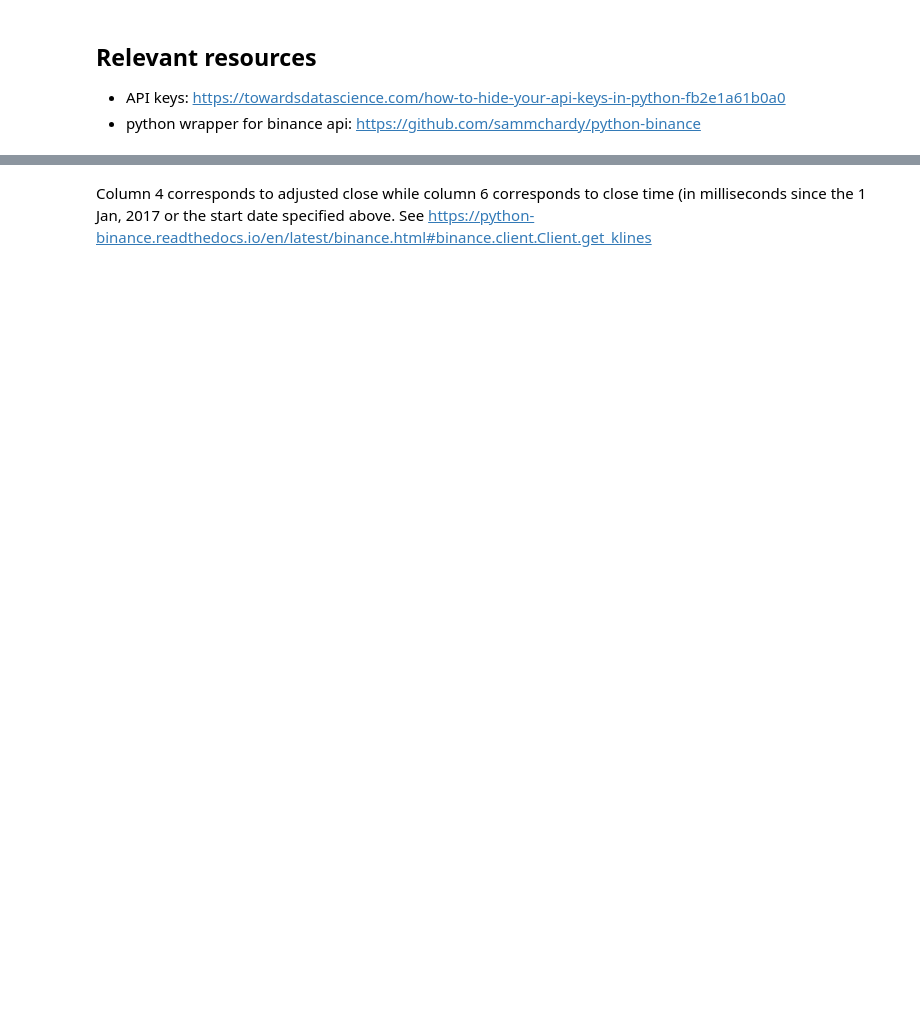
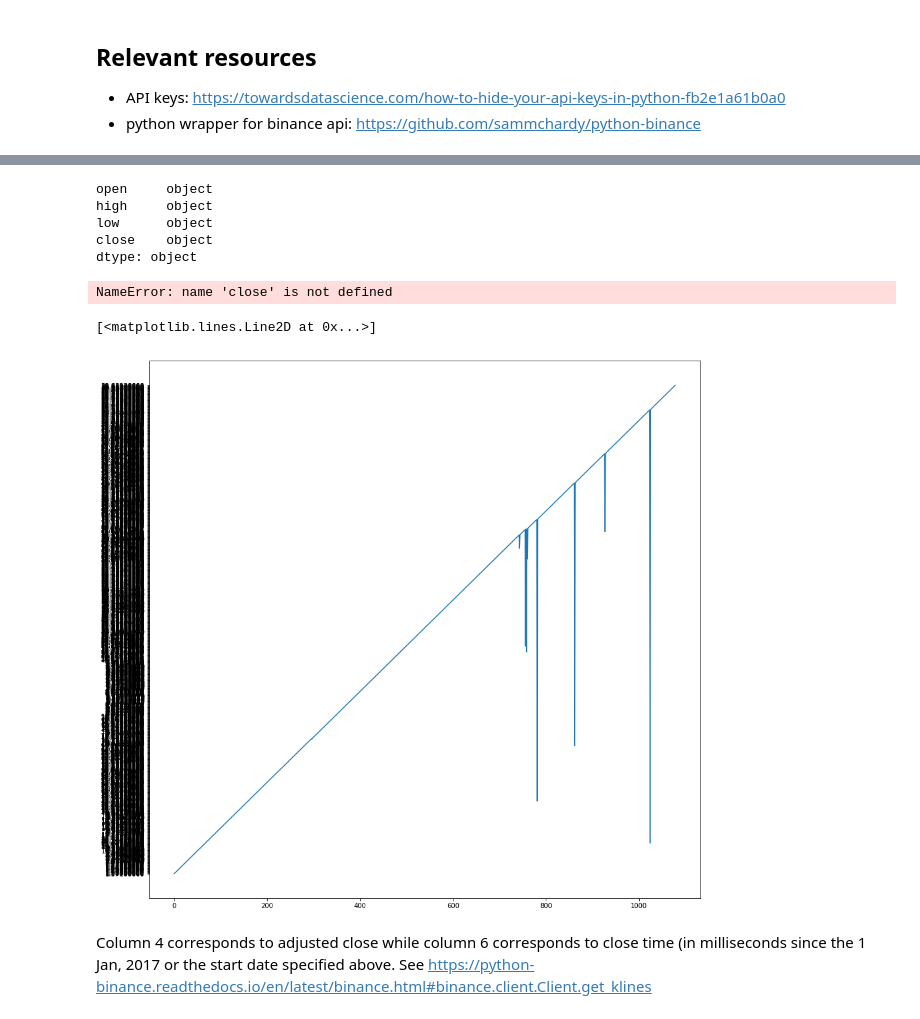
Before and after one commit to peparhugo/Econometrics_group_project, a Jupyter notebook: submission_3/data-ideas/data-sources-test-19102020.ipynb, the cells around one changed output, grey strips where cells are left out. Drawn from its saved outputs; the diff is of its cells as text; code cells hidden in the pictures; blank space fills up the shorter version.

```diff
--- a/submission_3/data-ideas/data-sources-test-19102020.ipynb
+++ b/submission_3/data-ideas/data-sources-test-19102020.ipynb
@@ -16,5 +20,3 @@ API_SECRET = os.environ.get("SECRET_KEY")
 # %%
 client = Client(API_PUBLIC, API_SECRET)
-
-# get market depth
-depth = client.get_order_book(symbol='BNBBTC')
+timestamp = client._get_earliest_valid_timestamp('BNBUSDT', '1d')
@@ -21,3 +27,3 @@ depth = client.get_order_book(symbol='BNBBTC')
 # %%
-startdate = "1 Jan, 2019"
-klines = client.get_historical_klines("BNBBTC", Client.KLINE_INTERVAL_1WEEK, startdate)
+startdate = timestamp #"1 Jan, 2019"
+klines = client.get_historical_klines("BNBUSDT", '1d', startdate)
@@ -43,0 +34,6 @@ klines
+# %%
+df = pd.DataFrame(klines, columns=['date', 'open', 'high', 'low', 'close']) # ignoring other columns
+# df['date'] = pd.to_datetime(df['date'],unit='D', origin=pd.Timestamp('1960-01-01'))
+df['date'] = pd.to_datetime(df['date'],unit='ms')
+df.set_index('date', inplace=True)
+print(df.head())
@@ -44,3 +52,21 @@ klines
+# %%
+df.dtypes
+# %% [output]
+open     object
+high     object
+low      object
+close    object
+dtype: object
+# %%
+df.plot(close, kind = 'line')
+# %% [output]
+NameError: name 'close' is not defined
+# %%
+fig, ax = plt.subplots(1,figsize=(15,15))
+ax.plot(df['close'].values)
+# %% [output]
+[<matplotlib.lines.Line2D at 0x...>]
+[figure, added]
 # %%
 df = pd.DataFrame(klines)
 # %%
```
Also changed, not shown: parts of 8 cells of this notebook.
